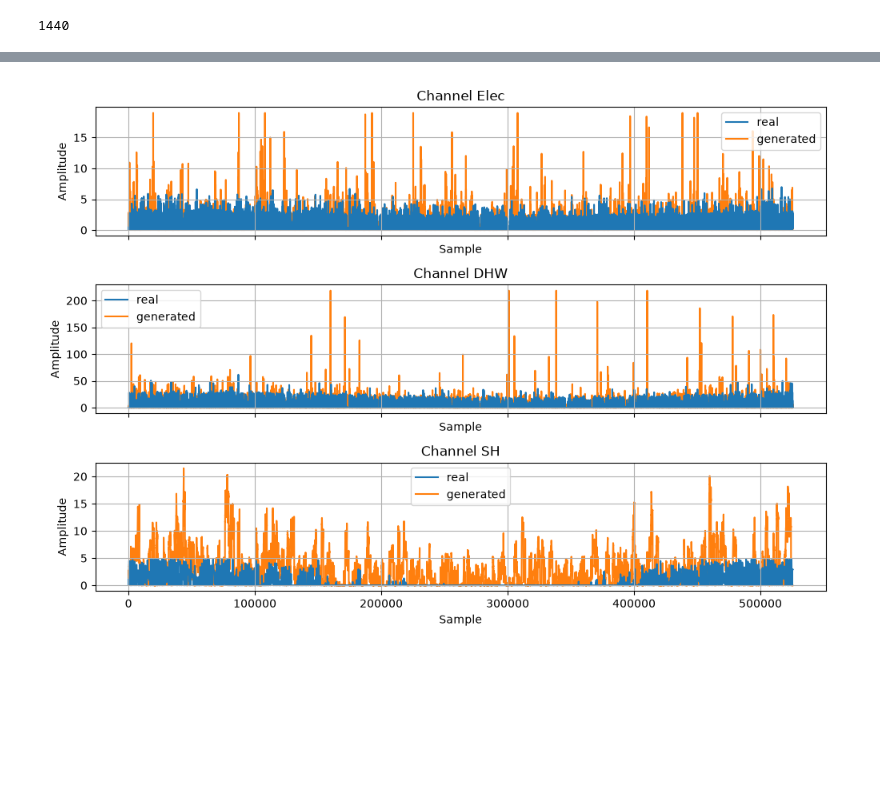
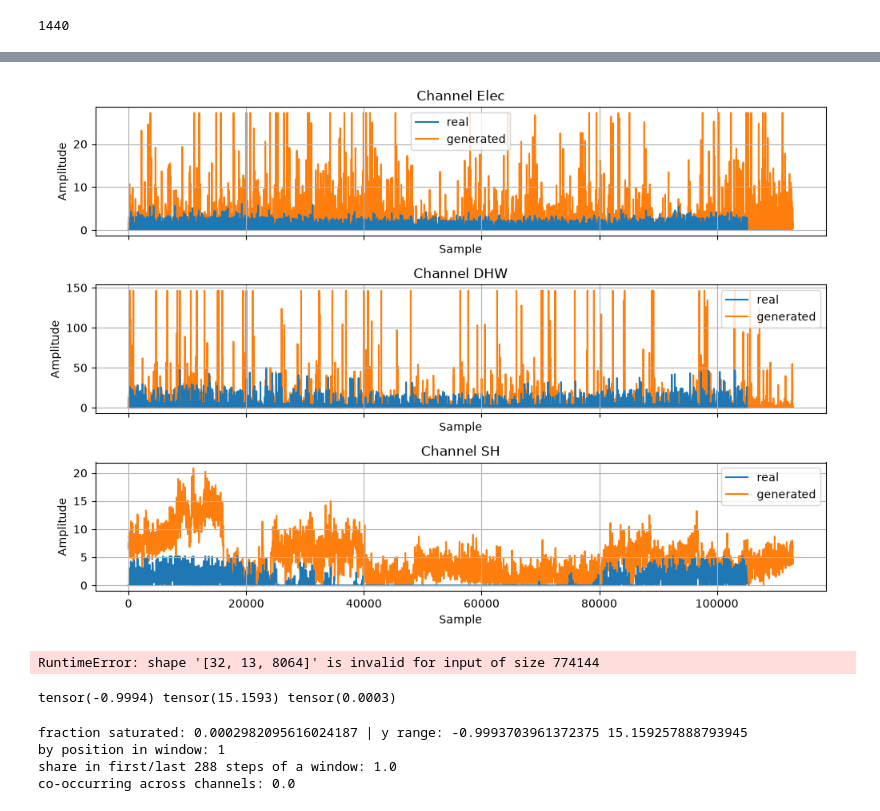
Before and after one commit to NV717/Master_Thesis_EWI_2026, a Jupyter notebook: notebooks/05_Inference_and_Evaluation.ipynb, the cells around one changed output, grey strips where cells are left out. Saved outputs shown, nothing was run; the diff lists cells and outputs as text; code cells hidden in the pictures; blank space fills up the shorter version.

```diff
--- a/notebooks/05_Inference_and_Evaluation.ipynb
+++ b/notebooks/05_Inference_and_Evaluation.ipynb
@@ -270,7 +296,7 @@ days = year_conditions(ds, train_run_ids[-1], train_files[-1], cfg.window_length
 # %%
 B = 8
 dyn_days = [d.repeat(B, 1, 1).to(device) for d in days]
-static = train_static[train_run_ids[-1]]                                         # same dict h5Dataset uses
+static = val_static[val_run_ids[file_nr]]                                         # same dict h5Dataset uses
 static_cat  = static["categorical"][None].repeat(B, 1).to(device)
 static_cont = static["continuous"][None].repeat(B, 1).to(device)
 static_bool = static["boolean"][None].repeat(B, 1).to(device)
@@ -299,4 +325,4 @@ tensor([[ 4, 12,  1, 12],
 
 y, c = sample_year(net, schedule, dyn_days, static_cat, static_cont, static_bool , cfg.context_steps, len(cfg.target_cols), cfg.window_length,
                    reverse=cfg.context_reverse, clip_range=pipe.x0_minmax(),
-                   cond=cond, sampler="dpm", num_steps=20)
+                   cond=cond, sampler="dpm", num_steps=100)
@@ -311,9 +329,9 @@ torch.Size([8, 6, 525600])
 # %%
-raw = invert_scaler(y.cpu(), pipe.target_scaler) * ds.target_norm[train_run_ids[-1]]
+raw = invert_scaler(y.cpu(), pipe.target_scaler) * ds.target_norm[val_run_ids[file_nr]]
 n_dyn = len(cfg.dynamic_cond_cols)
 c = c.cpu()
-raw_cond = invert_scaler(c[:, :n_dyn].clone(), pipe.condition_scaler) * ds.condition_norm[train_run_ids[-1]]
-season = c[:, n_dyn:]          # sin/cos, never scaled, nothing to invert
+raw_cond = invert_scaler(c[:, :n_dyn].clone(), pipe.condition_scaler) * ds.condition_norm[val_run_ids[file_nr]]
+season = c[:, n_dyn:]
 # %%
 import matplotlib.pyplot as plt
 
@@ -335,0 +354,3 @@ plt.show()
+# %%
+real_year_data = pd.read_hdf(val_files[file_nr], key="timeseries").resample("5min").agg(cfg.ts_agg)
+real_year_data
@@ -336,32 +371,59 @@ plt.show()
 # %%
 import matplotlib.pyplot as plt
-
-real_year_data = pd.read_hdf(train_files[-1], key="timeseries")
-batch = raw[4]
+batch = raw[5]
 fig, axes = plt.subplots(3, 1, figsize=(10, 7), sharex=True)
 
 axes[0].plot(real_year_data["Electricity Load"].reset_index(drop=True), zorder=1, label="real")
 axes[0].plot(batch[0].detach().cpu().numpy(), zorder=0, label="generated")
 axes[0].set_title(f"Channel Elec")
 axes[0].set_xlabel("Sample")
 axes[0].set_ylabel("Amplitude")
 axes[0].grid(True)
 axes[0].legend()
 axes[1].plot(real_year_data["Hot Water Load"].reset_index(drop=True), label="real",zorder=1)
 axes[1].plot(batch[1].detach().cpu().numpy(), label="generated", zorder=0)
 axes[1].set_title(f"Channel DHW")
 axes[1].set_xlabel("Sample")
 axes[1].set_ylabel("Amplitude")
 axes[1].grid(True)
 axes[1].legend()
 axes[2].plot(real_year_data["Heating Load"].reset_index(drop=True), label="real",zorder=1)
 axes[2].plot(batch[2].detach().cpu().numpy(), label="generated", zorder=0)
 axes[2].set_title(f"Channel SH")
 axes[2].set_xlabel("Sample")
 axes[2].set_ylabel("Amplitude")
 axes[2].grid(True)
 axes[2].legend()
 plt.tight_layout()
 plt.show()
 # %% [output]
-[figure, old version]
+[figure, new version]
+# %%
+w, nw = 8064, 13
+m = y[..., :nw*w].reshape(y.shape[0], y.shape[1], nw, w).mean(-1)      # (B, C, windows)
+real_m = real[:, :nw*w].reshape(real.shape[0], nw, w).mean(-1)          # (C, windows)
+print("spread between samples:", m.std(0).mean(-1))
+print("abs error vs real:     ", (m - real_m).abs().mean((0, 2)))
+print("real window mean size: ", real_m.abs().mean(-1))
+# %% [output]
+RuntimeError: shape '[32, 13, 8064]' is invalid for input of size 774144
+# %%
+lo, hi = pipe.x0_minmax()
+print(y.min(), y.max(), (y >= 0.999*hi.cpu()).float().mean())
+# %% [output]
+tensor(-0.9994) tensor(15.1593) tensor(0.0003)
+# %%
+import numpy as np
+lo, hi = pipe.x0_minmax()
+sat = (y[0] >= 0.999 * hi.cpu()).any(0).numpy()      # (L,) saturated at any channel; y: (B, C, L)
+idx = np.nonzero(sat)[0]
+print("fraction saturated:", sat.mean(), "| y range:", y.min().item(), y.max().item())
+print("by position in window:", np.bincount(idx % 8064, minlength=8064).reshape(-1, 288).sum(0).argmax())
+print("share in first/last 288 steps of a window:",
+      np.mean((idx % 8064 < 288) | (idx % 8064 >= 8064 - 288)))
+print("co-occurring across channels:", ((y[0] >= 0.999 * hi.cpu()).sum(0) > 1).float().mean().item())
+# %% [output]
+fraction saturated: 0.0002982095616024187 | y range: -0.9993703961372375 15.159257888793945
+by position in window: 1
+share in first/last 288 steps of a window: 1.0
+co-occurring across channels: 0.0
```
Also changed, not shown: parts of 21 cells of this notebook, 13 other files.
